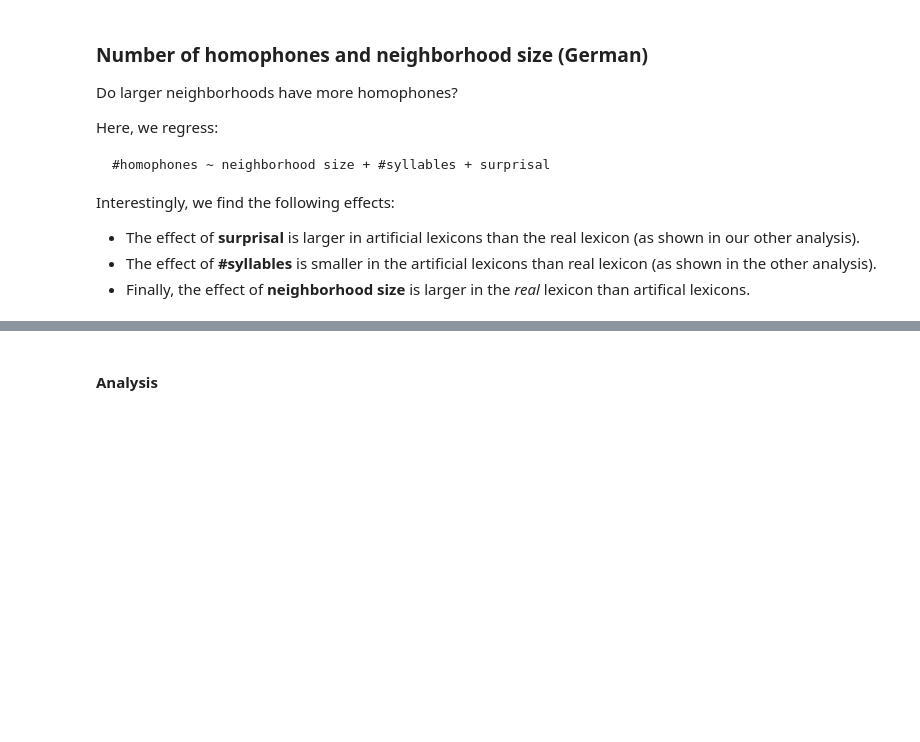
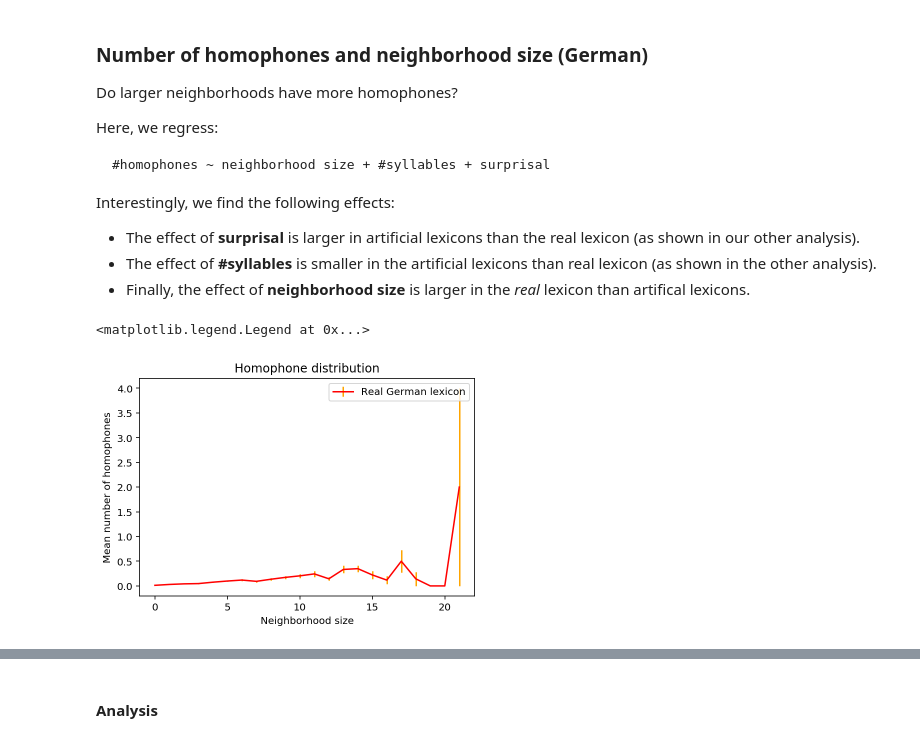
Before and after one commit to seantrott/homophone_simulations, a Jupyter notebook: minimal_pairs_analysis.ipynb, the cells around one changed output, grey strips where cells are left out. Cells and saved outputs as stored; diff of their text form; code cells hidden in the pictures; blank space fills up the shorter version.

```diff
--- a/minimal_pairs_analysis.ipynb
+++ b/minimal_pairs_analysis.ipynb
@@ -385,3 +385,21 @@ Interestingly, we find the following effects:
 - The effect of **surprisal** is larger in artificial lexicons than the real lexicon (as shown in our other analysis).
 - The effect of **#syllables** is smaller in the artificial lexicons than real lexicon (as shown in the other analysis).
 - Finally, the effect of **neighborhood size** is larger in the *real* lexicon than artifical lexicons.
+# %%
+df_agg_real = utils.agg_homophones_by_syllable(df_celex_processed,
+                                          syl_column='neighborhood_size',
+                                          homophone_column='num_homophones')
+# %%
+### First plot real
+plt.title("Homophone distribution")
+plt.xlabel("Neighborhood size")
+plt.ylabel("Mean number of homophones")
+plt.errorbar(df_agg_real['num_sylls'], df_agg_real['mean_homophones'],
+                    yerr=df_agg_real['sem_homophones'], color="red", ecolor="orange",
+            label = "Real German lexicon")
+# plt.xticks(list(range(1, 10)))
+# plt.yticks([.1, .2, .3, .4, .5, .6, .7, .8, .9])
+plt.legend(loc='upper right')
+# %% [output]
+<matplotlib.legend.Legend at 0x...>
+[figure, added]
```
Also changed, not shown: parts of 2 cells of this notebook.
